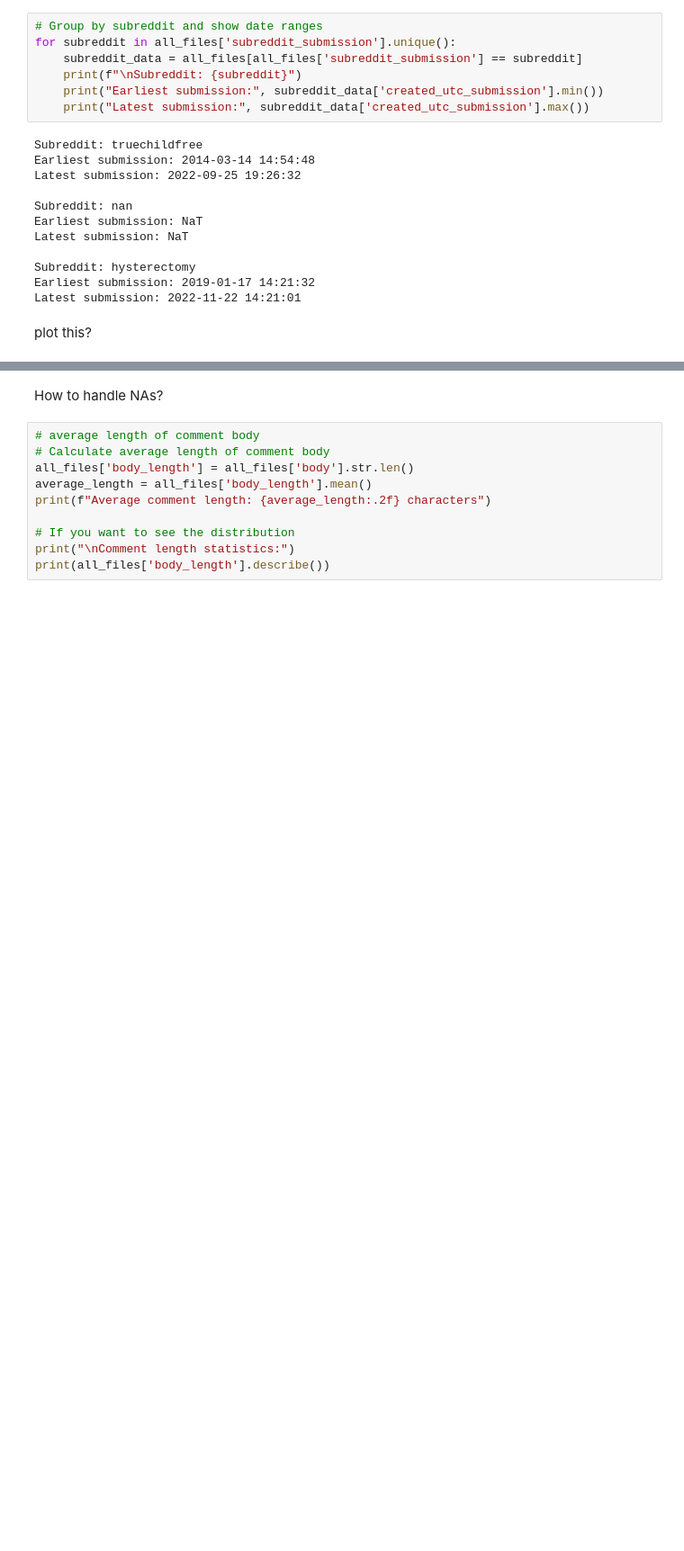
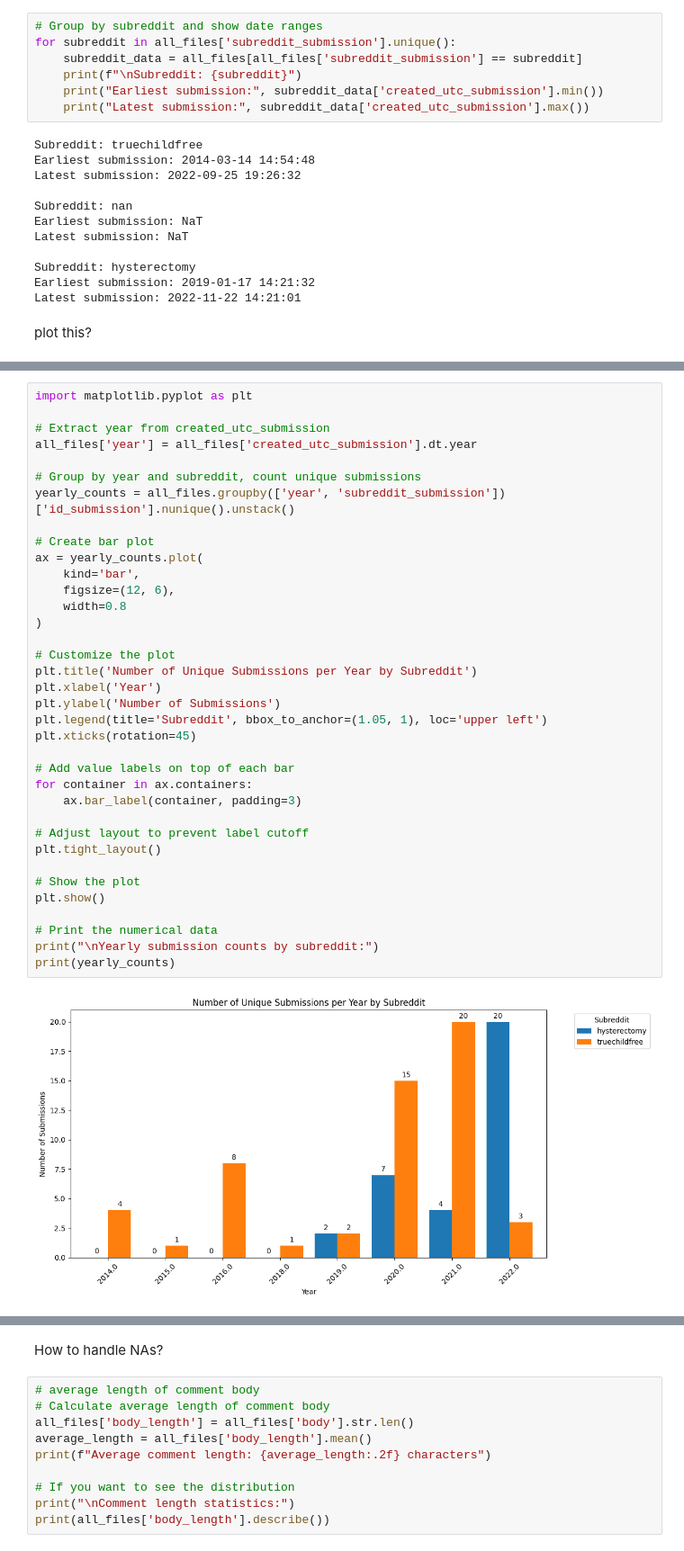
Before and after one commit to Aparnapalooza/Accelerator, a Jupyter notebook: code/tad_eda.ipynb, the cells around one changed output, grey strips where cells are left out. Shown at 90% size. Saved outputs shown, nothing was run; the diff lists cells and outputs as text; blank space fills up the shorter version.

```diff
--- a/code/tad_eda.ipynb
+++ b/code/tad_eda.ipynb
@@ -78,0 +120,38 @@ plot this?
+# %%
+import matplotlib.pyplot as plt
+
+# Extract year from created_utc_submission
+all_files['year'] = all_files['created_utc_submission'].dt.year
+
+# Group by year and subreddit, count unique submissions
+yearly_counts = all_files.groupby(['year', 'subreddit_submission'])['id_submission'].nunique().unstack()
+
+# Create bar plot
+ax = yearly_counts.plot(
+    kind='bar',
+    figsize=(12, 6),
+    width=0.8
+)
+
+# Customize the plot
+plt.title('Number of Unique Submissions per Year by Subreddit')
+plt.xlabel('Year')
+plt.ylabel('Number of Submissions')
+plt.legend(title='Subreddit', bbox_to_anchor=(1.05, 1), loc='upper left')
+plt.xticks(rotation=45)
+
+# Add value labels on top of each bar
+for container in ax.containers:
+    ax.bar_label(container, padding=3)
+
+# Adjust layout to prevent label cutoff
+plt.tight_layout()
+
+# Show the plot
+plt.show()
+
+# Print the numerical data
+print("\nYearly submission counts by subreddit:")
+print(yearly_counts)
+# %% [output]
+[figure, added]
```
Also changed, not shown: parts of 7 cells of this notebook.
